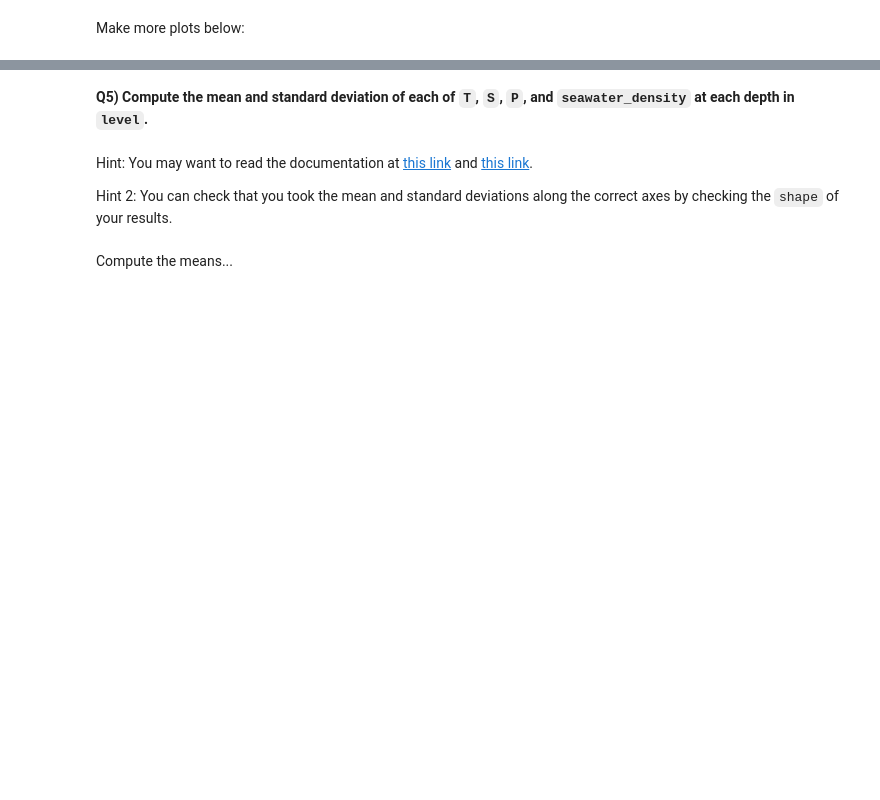
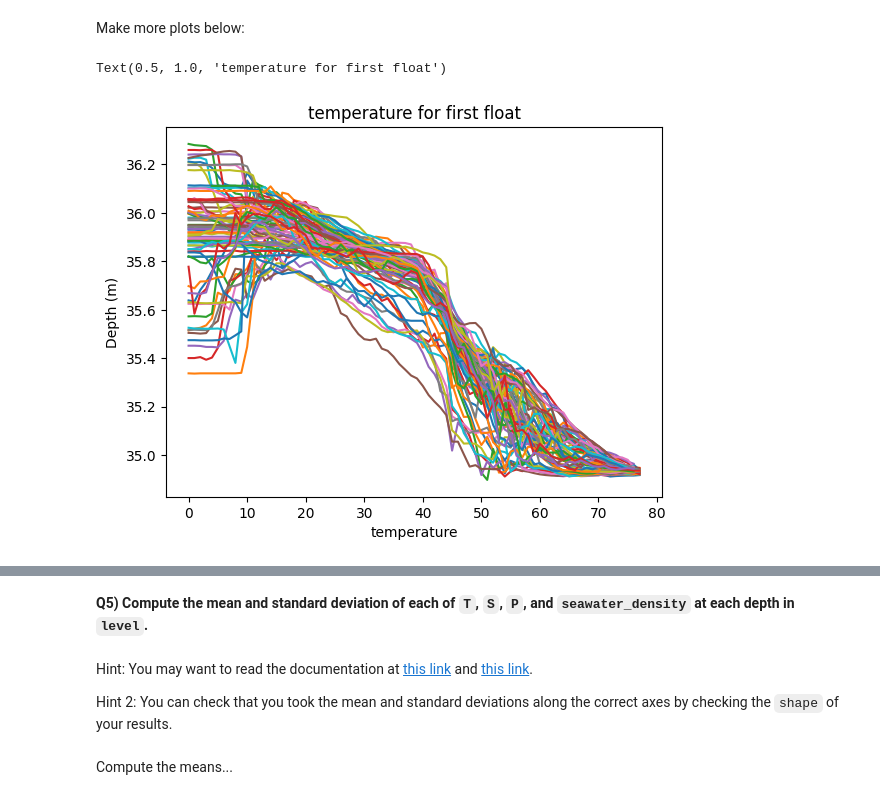
Before and after one commit to quentin02noel/2025_Intro_Python, a Jupyter notebook: notebook/W2_S1.ipynb, the cells around one changed output, grey strips where cells are left out. Drawn from its saved outputs; the diff is of its cells as text; code cells hidden in the pictures; blank space fills up the shorter version.

```diff
--- a/notebook/W2_S1.ipynb
+++ b/notebook/W2_S1.ipynb
@@ -202,2 +242,10 @@ plt.title(___)
 # %% [markdown]
 Make more plots below:
+# %%
+plt.plot(T_2D, level)      # première colonne
+plt.xlabel('temperature')
+plt.ylabel('Depth (m)')
+plt.title('temperature for first float')
+# %% [output]
+Text(0.5, 1.0, 'temperature for first float')
+[figure, added]
```
Also changed, not shown: parts of 16 cells of this notebook.
